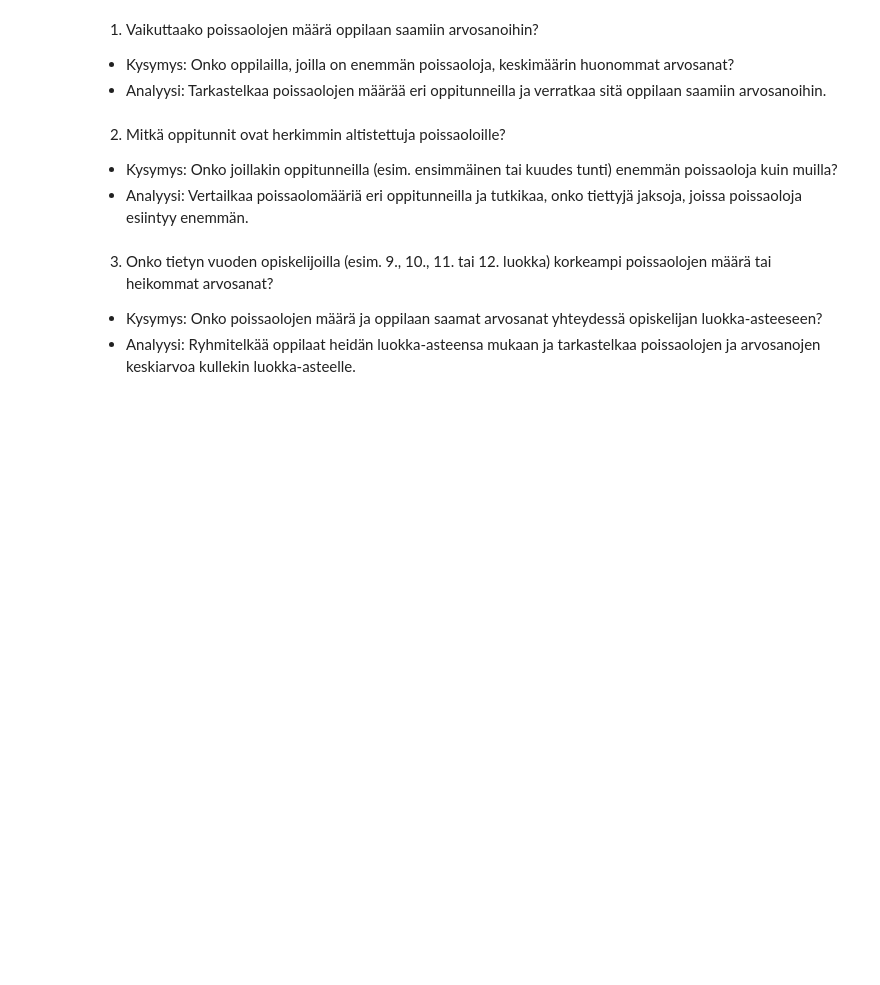
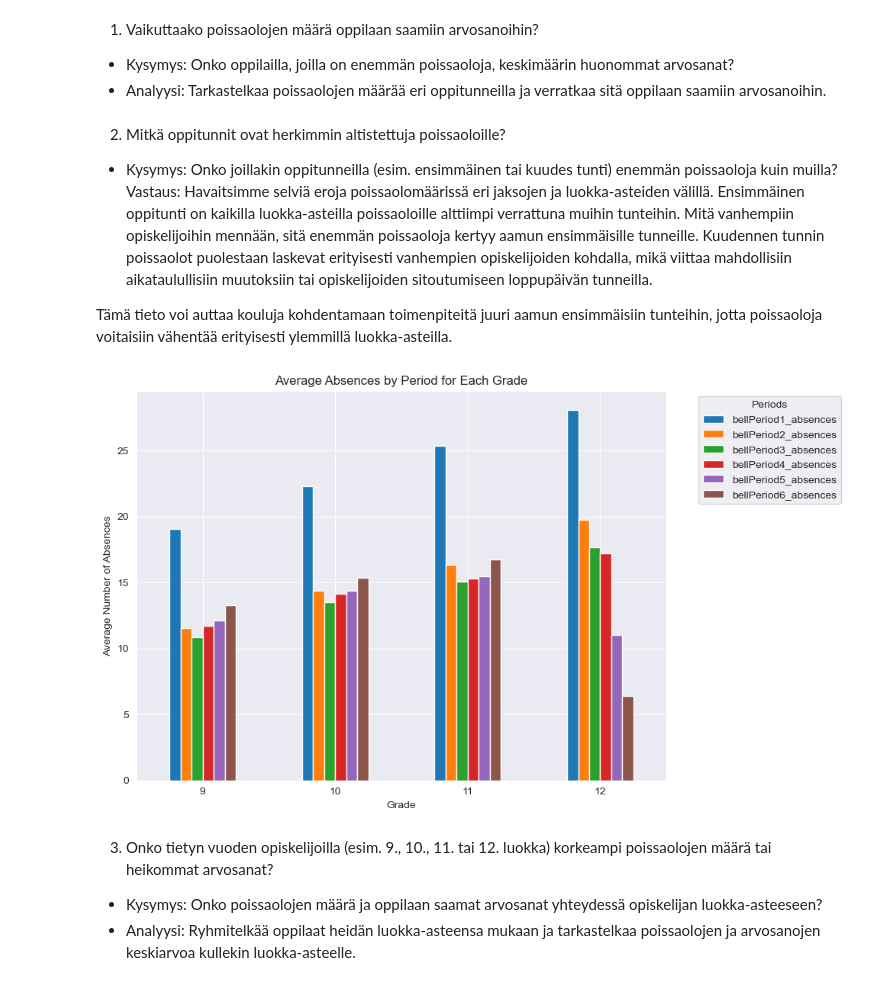
Before and after one commit to Agrinsadon/HighSchoolAttendance-Project, a Jupyter notebook: main.ipynb, the cells around one changed output. Saved outputs shown, nothing was run; the diff lists cells and outputs as text; code cells hidden in the pictures; blank space fills up the shorter version.

Commit message:
Lisäsin -> Mitkä oppitunnit ovat herkimmin altistettuja poissaoloille? kysymykseen analysoinnin

```diff
--- a/main.ipynb
+++ b/main.ipynb
@@ -18,4 +20,8 @@ print(df.school_name.unique())
 # %% [markdown]
 2. Mitkä oppitunnit ovat herkimmin altistettuja poissaoloille?
 -  Kysymys: Onko joillakin oppitunneilla (esim. ensimmäinen tai kuudes tunti) enemmän poissaoloja kuin muilla?
--  Analyysi: Vertailkaa poissaolomääriä eri oppitunneilla ja tutkikaa, onko tiettyjä jaksoja, joissa poissaoloja esiintyy enemmän.
+Vastaus:
+Havaitsimme selviä eroja poissaolomäärissä eri jaksojen ja luokka-asteiden välillä.
+Ensimmäinen oppitunti on kaikilla luokka-asteilla poissaoloille alttiimpi verrattuna muihin tunteihin. Mitä vanhempiin opiskelijoihin mennään, sitä enemmän poissaoloja kertyy aamun ensimmäisille tunneille. Kuudennen tunnin poissaolot puolestaan laskevat erityisesti vanhempien opiskelijoiden kohdalla, mikä viittaa mahdollisiin aikataulullisiin muutoksiin tai opiskelijoiden sitoutumiseen loppupäivän tunneilla.
+
+Tämä tieto voi auttaa kouluja kohdentamaan toimenpiteitä juuri aamun ensimmäisiin tunteihin, jotta poissaoloja voitaisiin vähentää erityisesti ylemmillä luokka-asteilla.
@@ -24,3 +28,29 @@ print(df.school_name.unique())
+# %%
+# Calculate average absences for each period, grouped by grade
+average_absences_by_grade = df.groupby('grade')[
+    ['bellPeriod1_absences', 'bellPeriod2_absences', 'bellPeriod3_absences',
+     'bellPeriod4_absences', 'bellPeriod5_absences', 'bellPeriod6_absences']
+].mean()
+
+# Display the average absences per period for each grade
+average_absences_by_grade
+
+# Plot the results (Optional: if you'd like a visual representation)
+import matplotlib.pyplot as plt
+
+# Set up the plot
+average_absences_by_grade.plot(kind='bar', figsize=(10,6))
+plt.title('Average Absences by Period for Each Grade')
+plt.ylabel('Average Number of Absences')
+plt.xlabel('Grade')
+plt.xticks(rotation=0)
+plt.legend(title='Periods', bbox_to_anchor=(1.05, 1), loc='upper left')
+
+# Display the plot
+plt.tight_layout()
+plt.show()
+# %% [output]
+[figure, added]
 # %% [markdown]
 3. Onko tietyn vuoden opiskelijoilla (esim. 9., 10., 11. tai 12. luokka) korkeampi poissaolojen määrä tai heikommat arvosanat?
 -  Kysymys: Onko poissaolojen määrä ja oppilaan saamat arvosanat yhteydessä opiskelijan luokka-asteeseen?
```
Also changed, not shown: parts of 3 cells of this notebook.
